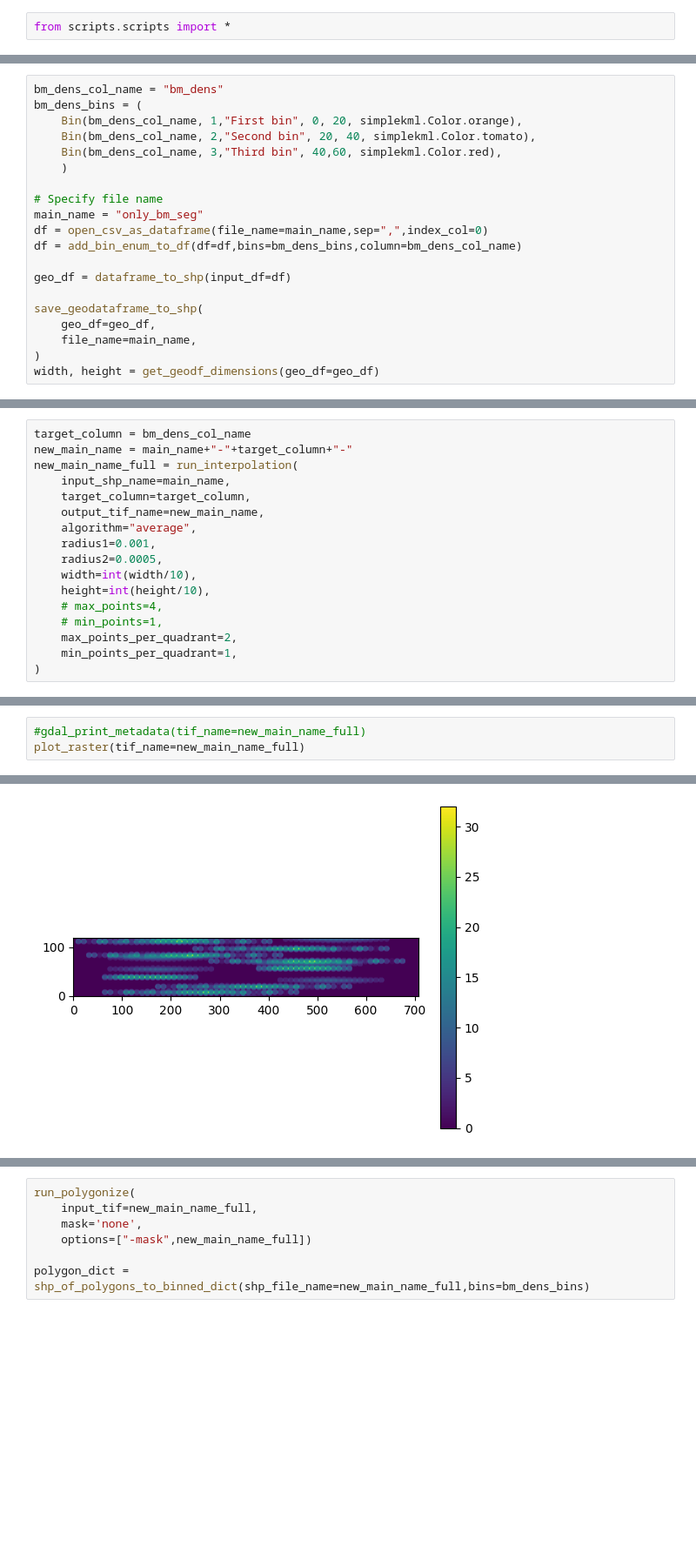
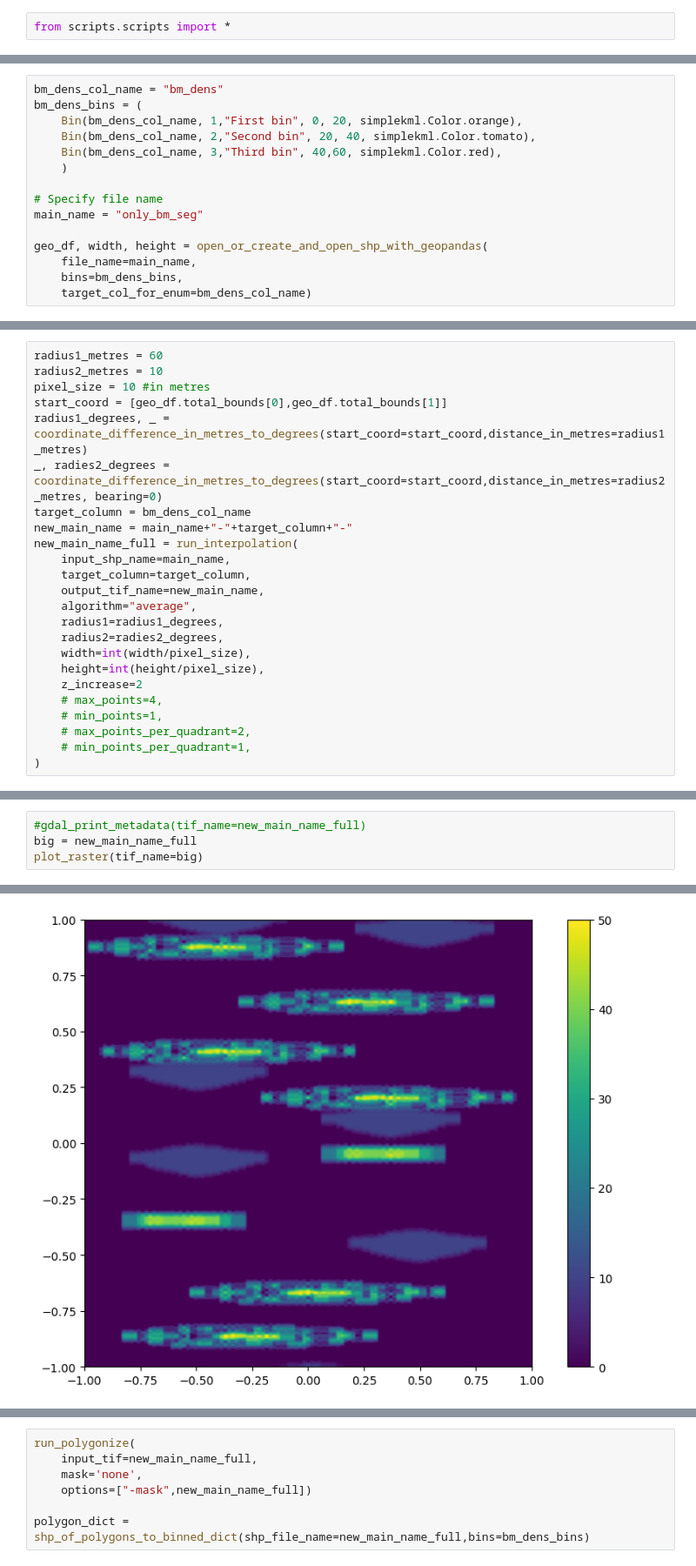
Before and after one commit to figgeous/kml-creator, a Jupyter notebook: whole_process_moving_average.ipynb, the cells around one changed output, grey strips where cells are left out. Shown at 87% size. Drawn from its saved outputs; the diff is of its cells as text; blank space fills up the shorter version.

```diff
--- a/whole_process_moving_average.ipynb
+++ b/whole_process_moving_average.ipynb
@@ -10,14 +32,9 @@ bm_dens_bins = (
 
 # Specify file name
 main_name = "only_bm_seg"
-df = open_csv_as_dataframe(file_name=main_name,sep=",",index_col=0)
-df = add_bin_enum_to_df(df=df,bins=bm_dens_bins,column=bm_dens_col_name)
 
-geo_df = dataframe_to_shp(input_df=df)
-
-save_geodataframe_to_shp(
-    geo_df=geo_df,
+geo_df, width, height = open_or_create_and_open_shp_with_geopandas(
     file_name=main_name,
-)
-width, height = get_geodf_dimensions(geo_df=geo_df)
+    bins=bm_dens_bins,
+    target_col_for_enum=bm_dens_col_name)
 # %% [output]
@@ -27,4 +56,10 @@ geo_df is 7084 m in width and 1198 m in height
 # %%
+radius1_metres = 60
+radius2_metres = 10
+pixel_size = 10 #in metres
+start_coord = [geo_df.total_bounds[0],geo_df.total_bounds[1]]
+radius1_degrees, _ = coordinate_difference_in_metres_to_degrees(start_coord=start_coord,distance_in_metres=radius1_metres)
+_, radies2_degrees = coordinate_difference_in_metres_to_degrees(start_coord=start_coord,distance_in_metres=radius2_metres, bearing=0)
 target_column = bm_dens_col_name
 new_main_name = main_name+"-"+target_column+"-"
 new_main_name_full = run_interpolation(
@@ -32,13 +67,14 @@ new_main_name_full = run_interpolation(
     target_column=target_column,
     output_tif_name=new_main_name,
     algorithm="average",
-    radius1=0.001,
-    radius2=0.0005,
-    width=int(width/10),
-    height=int(height/10),
+    radius1=radius1_degrees,
+    radius2=radies2_degrees,
+    width=int(width/pixel_size),
+    height=int(height/pixel_size),
+    z_increase=2
     # max_points=4,
     # min_points=1,
-    max_points_per_quadrant=2,
-    min_points_per_quadrant=1,
+    # max_points_per_quadrant=2,
+    # min_points_per_quadrant=1,
 )
 # %% [output]
@@ -48,4 +84,5 @@ Saving to: tif_files/only_bm_seg-bm_dens--average-0.001-0.0005.tif
 # %%
 #gdal_print_metadata(tif_name=new_main_name_full)
-plot_raster(tif_name=new_main_name_full)
+big = new_main_name_full
+plot_raster(tif_name=big)
 # %% [output]
@@ -53 +90 @@ Opened tif file from tif_files/only_bm_seg-bm_dens--average-0.001-0.0005.tif. Ru
-[figure, old version]
+[figure, new version]
```
Also changed, not shown: parts of 11 cells of this notebook, 6 other files.
